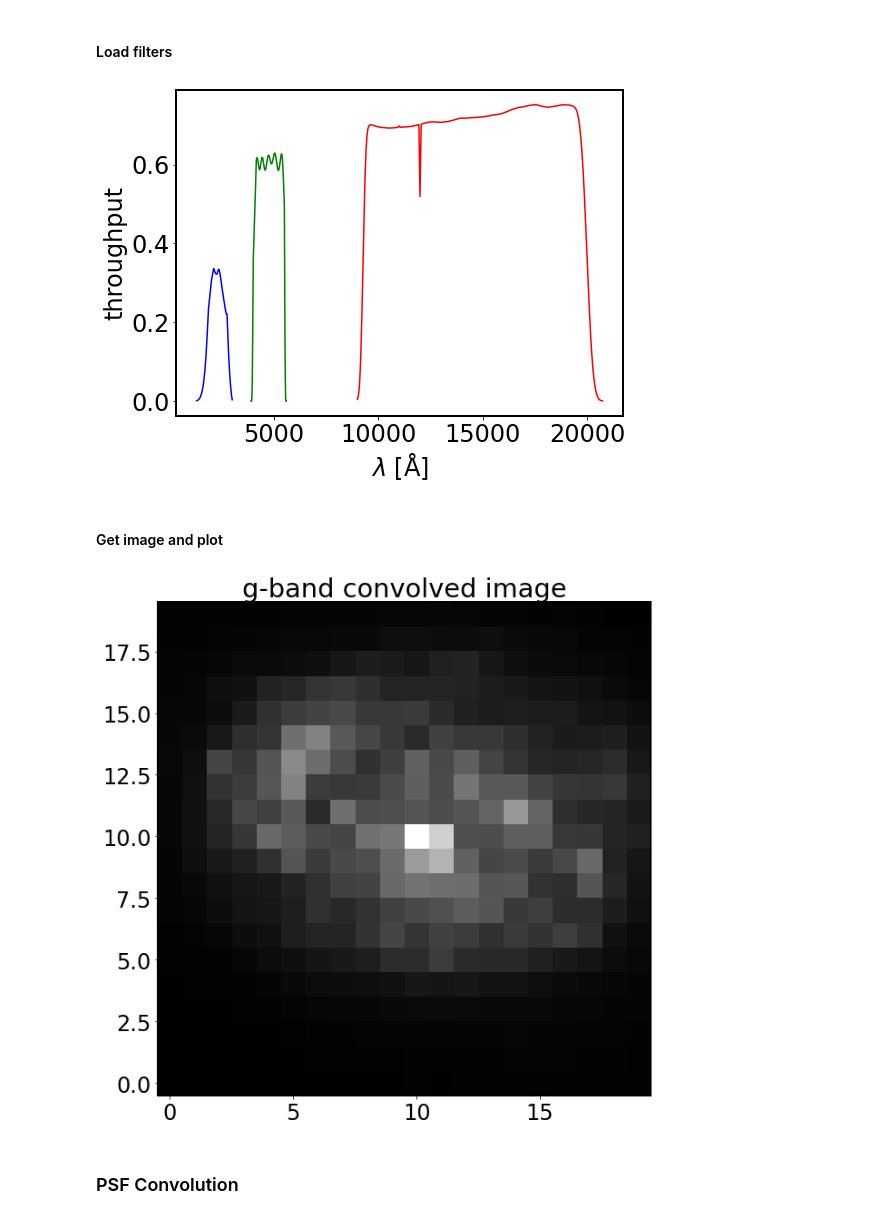
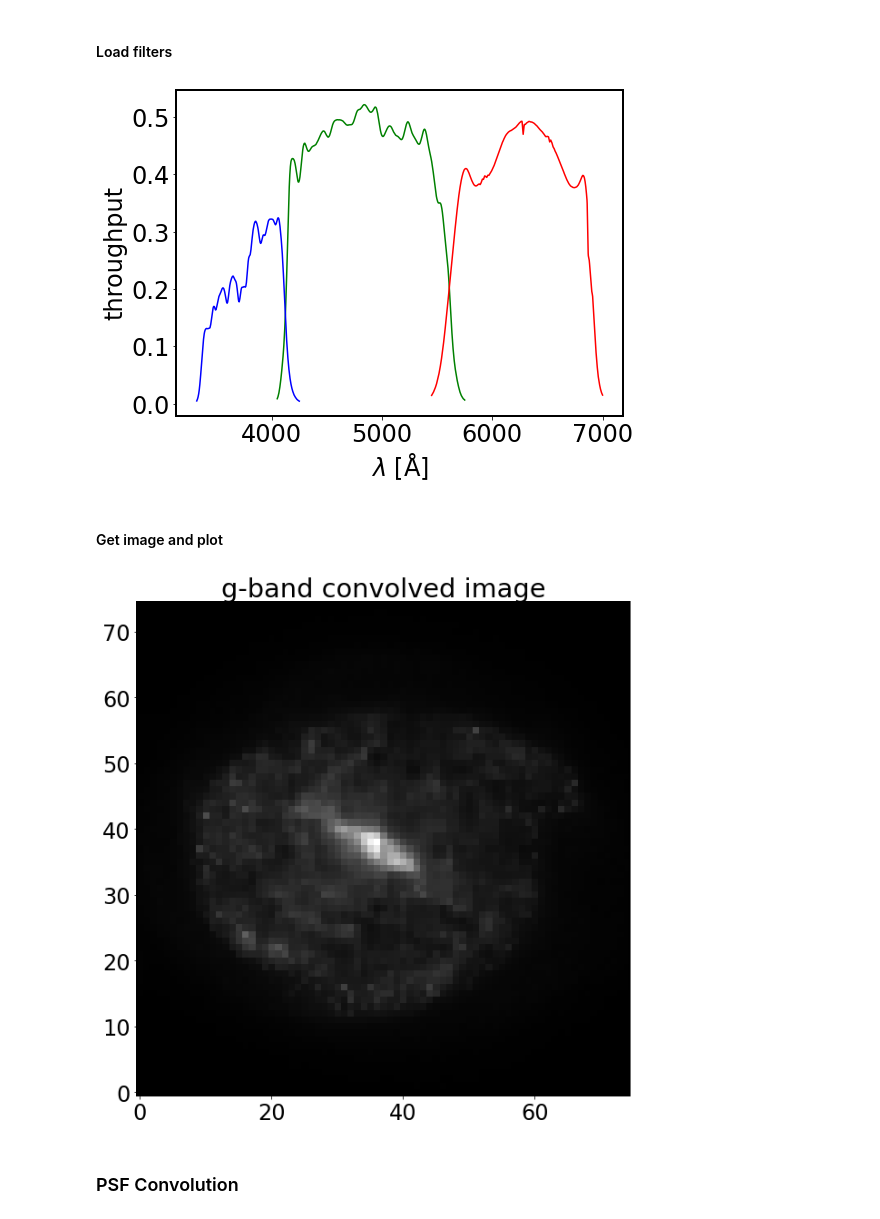
Before and after one commit to JaedenBardati/skirt-datacube, a Jupyter notebook: SKIRT-output-access.ipynb, the cells around one changed output. Drawn from its saved outputs; the diff is of its cells as text; code cells hidden in the pictures.

Commit message:
Add files via upload
Improved psf convolve speed and other small changes

```diff
--- a/SKIRT-output-access.ipynb
+++ b/SKIRT-output-access.ipynb
@@ -32,7 +32,7 @@ matplotlib.rcParams.update({'axes.linewidth': 2.0})
 # %% [markdown]
 ### File loading and basic access
 # %%
-FILENAME = 'romulus_convert_5107_20_0_i0_total.fits'
+FILENAME = 'fits_files/romulus_convert_5271_4_2_total.fits'
 UNITS = ['Jy', 'angstrom']
 fdc = FitsDatacube(FILENAME, ounits=UNITS)
 # %%
@@ -96,22 +96,22 @@ Use `fdc.get_convolved_image(filt)` to get the raw data for the image convolved
 # %% [markdown]
 #### Load filters
 # %%
-filtUV = Filter('castor_uv.filter', ounits=[UNITS[1], '1'])
-subplotUV = filtUV.plot_interpolated(1300, 3000, 1000, color='blue', xlabel=r'$\lambda$ [Å]', ylabel='throughput')
+gfilt = Filter('filters/gband.filter', ounits=[UNITS[1], '1'])
+gsubplot = gfilt.plot_interpolated(4050, 5750, 1000, color='green', xlabel=r'$\lambda$ [Å]', ylabel='throughput')
 
-filtG = Filter('castor_g.filter', ounits=[UNITS[1], '1'])
-subplotG = filtG.plot_interpolated(3900, 5590, 1000, subplot=subplotUV, color='green')
+rfilt = Filter('filters/rband.filter', ounits=[UNITS[1], '1'])
+rsubplot = rfilt.plot_interpolated(5450, 7000, 1000, subplot=gsubplot, color='red')
 
-filtIR = Filter('roman_F146.filter', ounits=[UNITS[1], '1'])
-subplotIR = filtIR.plot_interpolated(9000, 20750, 1000, subplot=subplotG, color='red')
+ufilt = Filter('filters/uband.filter', ounits=[UNITS[1], '1'])
+usubplot = ufilt.plot_interpolated(3320, 4250, 1000, subplot=gsubplot, color='blue')
 # %% [output]
-[figure, old version]
+[figure, new version]
 # %% [markdown]
 #### Get image and plot
 # %%
-fig, ax = fdc.plot_convolved_image(filtG, figsize=(10, 10), title='g-band convolved image')
+fig, ax = fdc.plot_convolved_image(gfilt, figsize=(10, 10), title='g-band convolved image')
 # %% [output]
-[figure, old version]
+[figure, new version]
 # %% [markdown]
 ### PSF Convolution
 # %% [markdown]
```
Also changed, not shown: parts of 16 cells of this notebook, 1 other file.
